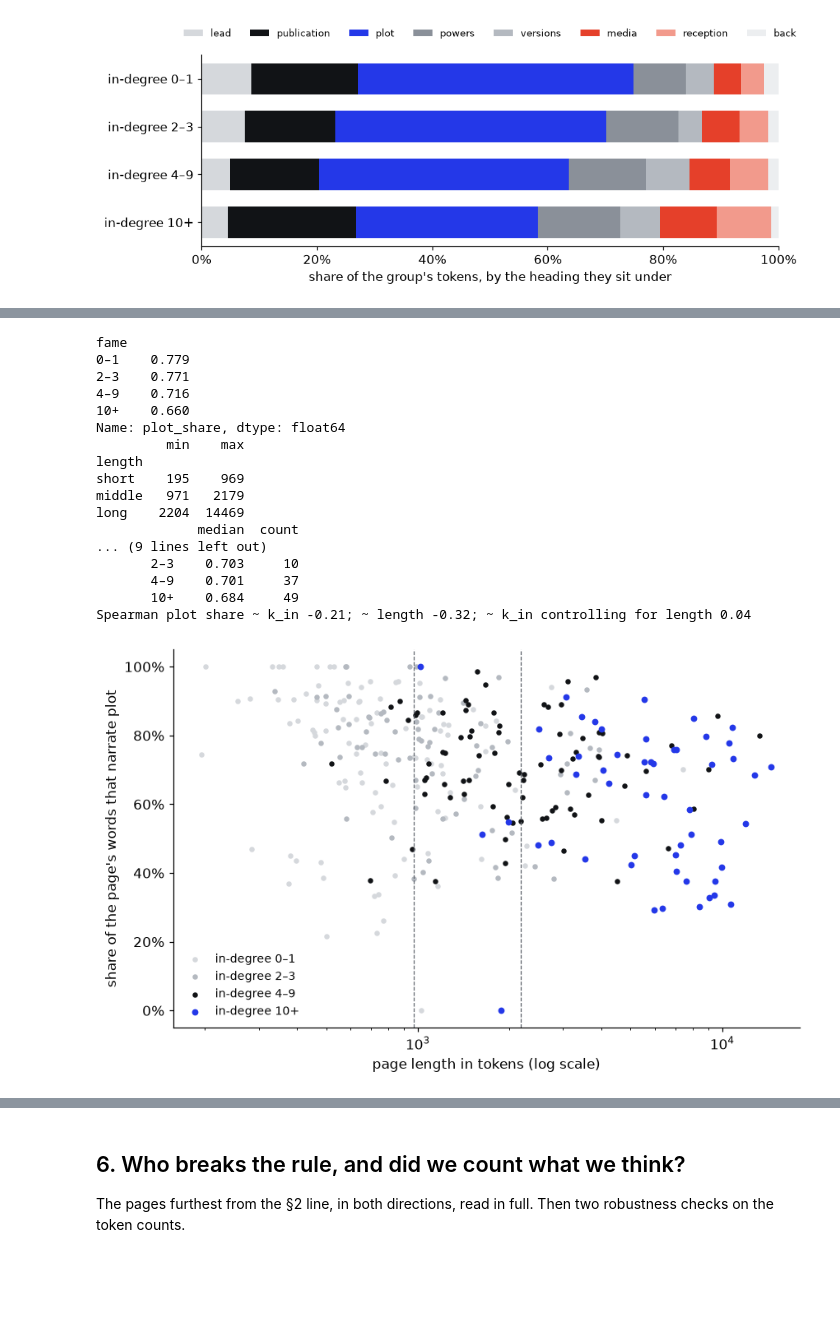
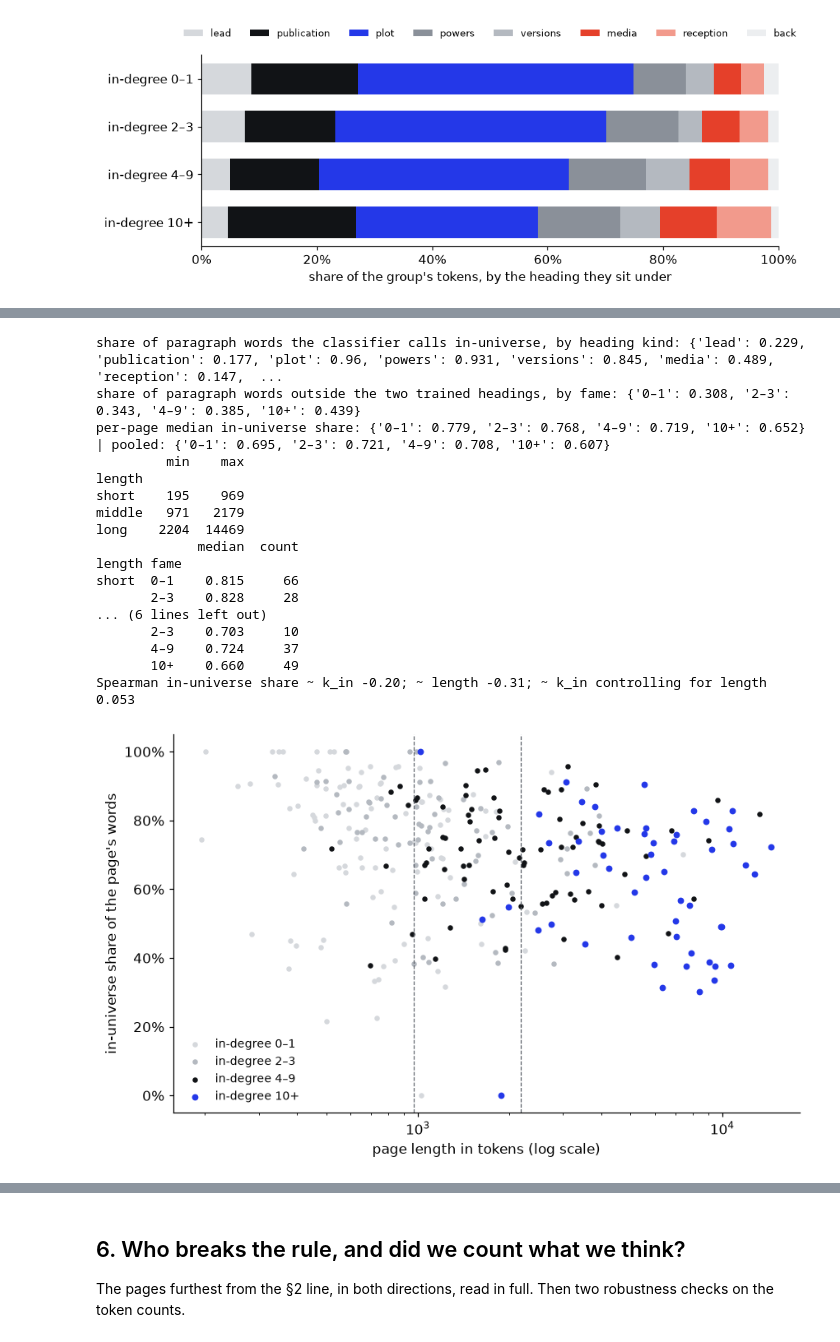
Before and after one commit to martinmoll/SocialGraphsAndInteractions, a Jupyter notebook: Notebooks/Week5/SGI-5.9.ipynb, the cells around one changed output, grey strips where cells are left out. Cells and saved outputs as stored; diff of their text form; code cells hidden in the pictures; blank space fills up the shorter version.

```diff
--- a/Notebooks/Week5/SGI-5.9.ipynb
+++ b/Notebooks/Week5/SGI-5.9.ipynb
@@ -320,9 +400,19 @@ removing what length explains from both ranks (a partial correlation).
 # %%
-g = PAR.assign(pw=PAR.words * PAR.is_plot).groupby("page")[["pw", "words"]].sum()
-df["plot_share"] = g.pw / g.words
+r = PAR.assign(iw=PAR.words * PAR.is_inu).groupby("kind")[["iw", "words"]].sum()
+by_kind = (r.iw / r.words).reindex(KINDS)
+fam = PAR.page.map(df.fame)
+out = ~PAR.kind.isin(["plot", "publication"])
+outside = PAR[out].groupby(fam[out], observed=True).words.sum() / PAR.groupby(fam, observed=True).words.sum()
+print("share of paragraph words the classifier calls in-universe, by heading kind:", by_kind.round(3).to_dict())
+print("share of paragraph words outside the two trained headings, by fame:", outside.round(3).to_dict())
+
+g = PAR.assign(iw=PAR.words * PAR.is_inu).groupby("page")[["iw", "words"]].sum()
+df["inu_share"] = g.iw / g.words
 df["para_words"] = g.words
-rho_share = spearmanr(df.kin, df.plot_share).statistic
-rho_len = spearmanr(df.tokens, df.plot_share).statistic
+pooled_inu = PAR.assign(iw=PAR.words * PAR.is_inu).groupby(fam, observed=True)[["iw", "words"]].sum()
+pooled_inu = pooled_inu.iw / pooled_inu.words
+rho_share = spearmanr(df.kin, df.inu_share).statistic
+rho_len = spearmanr(df.tokens, df.inu_share).statistic
 
 
 def partial_spearman(a, b, control):
@@ -331,48 +421,51 @@ def partial_spearman(a, b, control):
     return float(np.corrcoef(res(ra), res(rb))[0, 1])
 
 
-partial = partial_spearman(df.plot_share, df.kin, df.tokens)
+partial = partial_spearman(df.inu_share, df.kin, df.tokens)
 df["length"] = pd.qcut(df.tokens, 3, labels=["short", "middle", "long"])
-by_fame = df.groupby("fame", observed=True).plot_share.median()
-table = df.groupby(["length", "fame"], observed=True).plot_share.agg(["median", "count"])
+by_fame = df.groupby("fame", observed=True).inu_share.median()
+table = df.groupby(["length", "fame"], observed=True).inu_share.agg(["median", "count"])
 cuts = df.groupby("length", observed=True).tokens.agg(["min", "max"])
-print(by_fame.round(3)); print(cuts); print(table.round(3))
-print(f"Spearman plot share ~ k_in {rho_share:.2f}; ~ length {rho_len:.2f}; ~ k_in controlling for length {partial:.2f}")
+print("per-page median in-universe share:", by_fame.round(3).to_dict(), "| pooled:", pooled_inu.round(3).to_dict())
+print(cuts); print(table.round(3))
+print(f"Spearman in-universe share ~ k_in {rho_share:.2f}; ~ length {rho_len:.2f}; ~ k_in controlling for length {partial:.3f}")
 
-STATS["plot_share"] = dict(by_fame=[round(float(by_fame[b]), 3) for b in LABELS], rho_kin=round(rho_share, 2),
-                           rho_len=round(rho_len, 2), partial=round(partial, 2),
-                           tercile_cuts=[[int(cuts.loc[t, "min"]), int(cuts.loc[t, "max"])] for t in ["short", "middle", "long"]],
-                           table={f"{t}|{b}": [round(float(r["median"]), 3), int(r["count"])] for (t, b), r in table.iterrows()})
+STATS["inu_share"] = dict(by_kind={k: round(float(v), 3) for k, v in by_kind.items()},
+                          outside_trained=[round(float(outside[b]), 3) for b in LABELS],
+                          by_fame=[round(float(by_fame[b]), 3) for b in LABELS], pooled=[round(float(pooled_inu[b]), 3) for b in LABELS],
+                          rho_kin=round(rho_share, 2), rho_len=round(rho_len, 2), partial=round(partial, 2),
+                          tercile_cuts=[[int(cuts.loc[t, "min"]), int(cuts.loc[t, "max"])] for t in ["short", "middle", "long"]],
+                          table={f"{t}|{b}": [round(float(r["median"]), 3), int(r["count"])] for (t, b), r in table.iterrows()})
 # %% [output]
-fame
-0–1    0.779
-2–3    0.771
-4–9    0.716
-10+    0.660
-Name: plot_share, dtype: float64
+share of paragraph words the classifier calls in-universe, by heading kind: {'lead': 0.229, 'publication': 0.177, 'plot': 0.96, 'powers': 0.931, 'versions': 0.845, 'media': 0.489, 'reception': 0.147,  ...
+share of paragraph words outside the two trained headings, by fame: {'0–1': 0.308, '2–3': 0.343, '4–9': 0.385, '10+': 0.439}
+per-page median in-universe share: {'0–1': 0.779, '2–3': 0.768, '4–9': 0.719, '10+': 0.652} | pooled: {'0–1': 0.695, '2–3': 0.721, '4–9': 0.708, '10+': 0.607}
          min    max
 length
 short    195    969
 middle   971   2179
 long    2204  14469
              median  count
-... (9 lines left out)
+length fame
+short  0–1    0.815     66
+       2–3    0.828     28
+... (6 lines left out)
        2–3    0.703     10
-       4–9    0.701     37
-       10+    0.684     49
-Spearman plot share ~ k_in -0.21; ~ length -0.32; ~ k_in controlling for length 0.04
+       4–9    0.724     37
+       10+    0.660     49
+Spearman in-universe share ~ k_in -0.20; ~ length -0.31; ~ k_in controlling for length 0.053
 # %%
 FAME_COL = dict(zip(LABELS, ["#D5D8DC", PALE, INK, UM]))
 fig, ax = plt.subplots(figsize=(8, 5))
 for b in LABELS:
     d = df[df.fame == b]
-    ax.scatter(d.tokens, d.plot_share, s=18 if b != "10+" else 26, color=FAME_COL[b], label=f"in-degree {b}", linewidths=0, zorder=3 if b == "10+" else 2)
+    ax.scatter(d.tokens, d.inu_share, s=18 if b != "10+" else 26, color=FAME_COL[b], label=f"in-degree {b}", linewidths=0, zorder=3 if b == "10+" else 2)
 for c in cuts["max"].values[:2]:
     ax.axvline(c, color=MID, lw=.8, ls="--")
-ax.set(xscale="log", xlabel="page length in tokens (log scale)", ylabel="share of the page's words that narrate plot")
+ax.set(xscale="log", xlabel="page length in tokens (log scale)", ylabel="in-universe share of the page's words")
 ax.yaxis.set_major_formatter(plt.FuncFormatter(lambda v, _: f"{v:.0%}"))
 ax.legend(frameon=False, fontsize=9, loc="lower left")
-fig.tight_layout(); fig.savefig(FIGDIR / "fig3_plot_share.png", dpi=150); plt.show()
+fig.tight_layout(); fig.savefig(FIGDIR / "fig3_inuniverse_share.png", dpi=150); plt.show()
 # %% [output]
-[figure, old version]
+[figure, new version]
 # %% [markdown]
```
Also changed, not shown: parts of 22 cells of this notebook, 8 other files.
